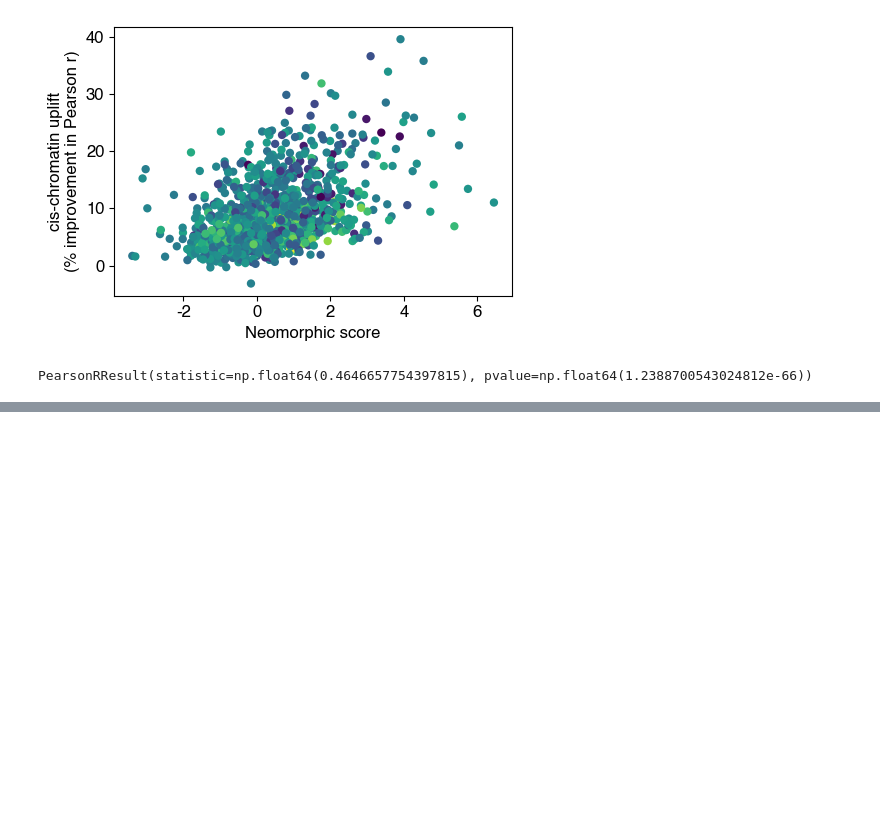
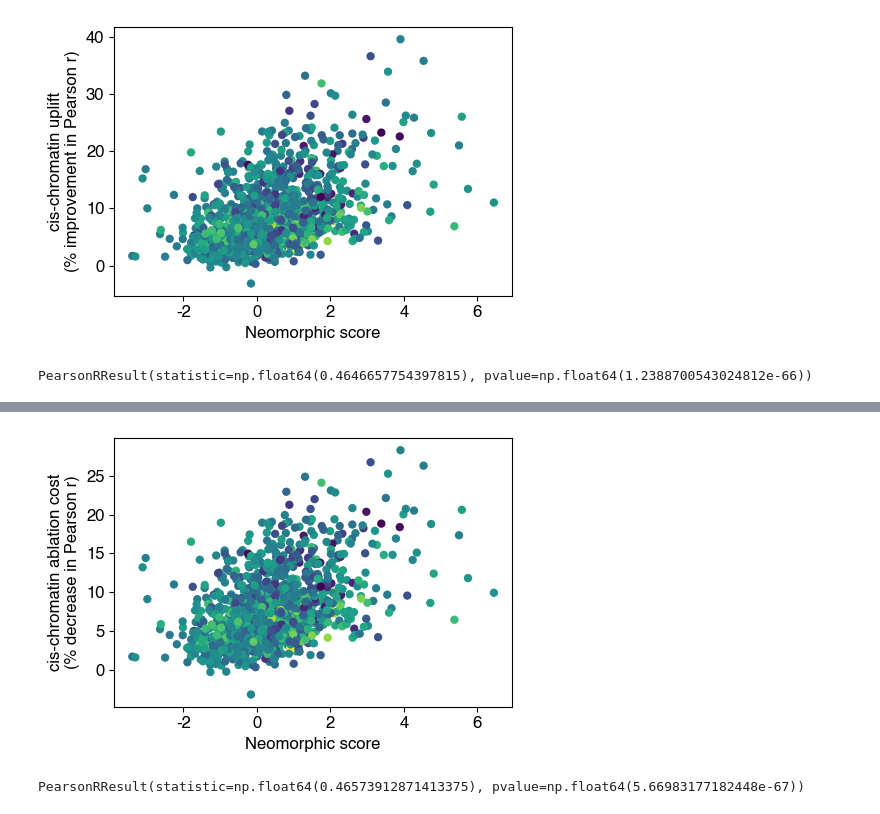
Before and after one commit to metznere/RPE1_multiome_dg50, a Jupyter notebook: figures/Fig6.ipynb, the cells around one changed output, grey strips where cells are left out. Drawn from its saved outputs; the diff is of its cells as text; code cells hidden in the pictures; blank space fills up the shorter version.

```diff
--- a/figures/Fig6.ipynb
+++ b/figures/Fig6.ipynb
@@ -225,3 +225,20 @@ from scipy.stats import pearsonr, spearmanr
 pearsonr(df_ids.atac_uplift_pct, df_ids.r_neo)
 # %% [output]
 PearsonRResult(statistic=np.float64(0.4646657754397815), pvalue=np.float64(1.2388700543024812e-66))
+# %%
+from scipy.stats import pearsonr
+
+# cost = % of the intact model's Pearson r lost upon ablation
+df_ids['ablation_cost_pct'] = 100 * (df_ids.real_corr - df_ids.shuffled_corr) / df_ids.real_corr
+
+plot_df = df_ids.dropna(subset=['r_neo', 'ablation_cost_pct'])
+
+plt.figure(figsize=(5, 3.5))
+sns.scatterplot(plot_df, x='r_neo', y='ablation_cost_pct', hue='log_ncells',
+                palette='viridis', legend=None, edgecolor='none')
+plt.xlabel("Neomorphic score")
+plt.ylabel("cis-chromatin ablation cost\n(% decrease in Pearson r)")
+plt.tight_layout()
+plt.savefig('/data1/normantm/eli/T7/rpe1_paper/plots/6d_rneo_ablation_cost.pdf')
+plt.show()
+# %% [output]
@@ -227,0 +262,5 @@ PearsonRResult(statistic=np.float64(0.4646657754397815), pvalue=np.float64(1.238
+[figure, added]
+# %%
+pearsonr(plot_df.r_neo, plot_df.ablation_cost_pct)
+# %% [output]
+PearsonRResult(statistic=np.float64(0.46573912871413375), pvalue=np.float64(5.66983177182448e-67))
```
Also changed, not shown: parts of 1 cell of this notebook.
